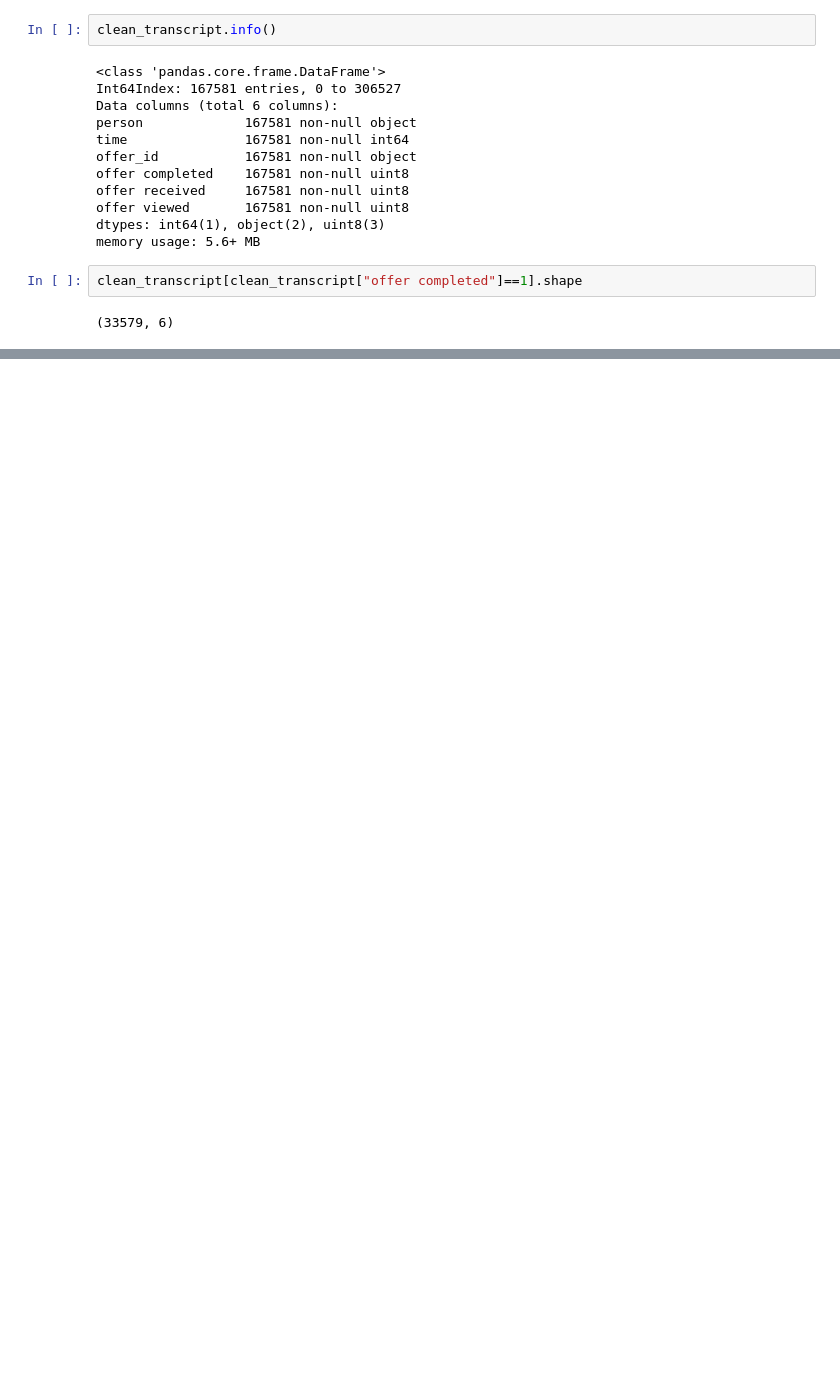
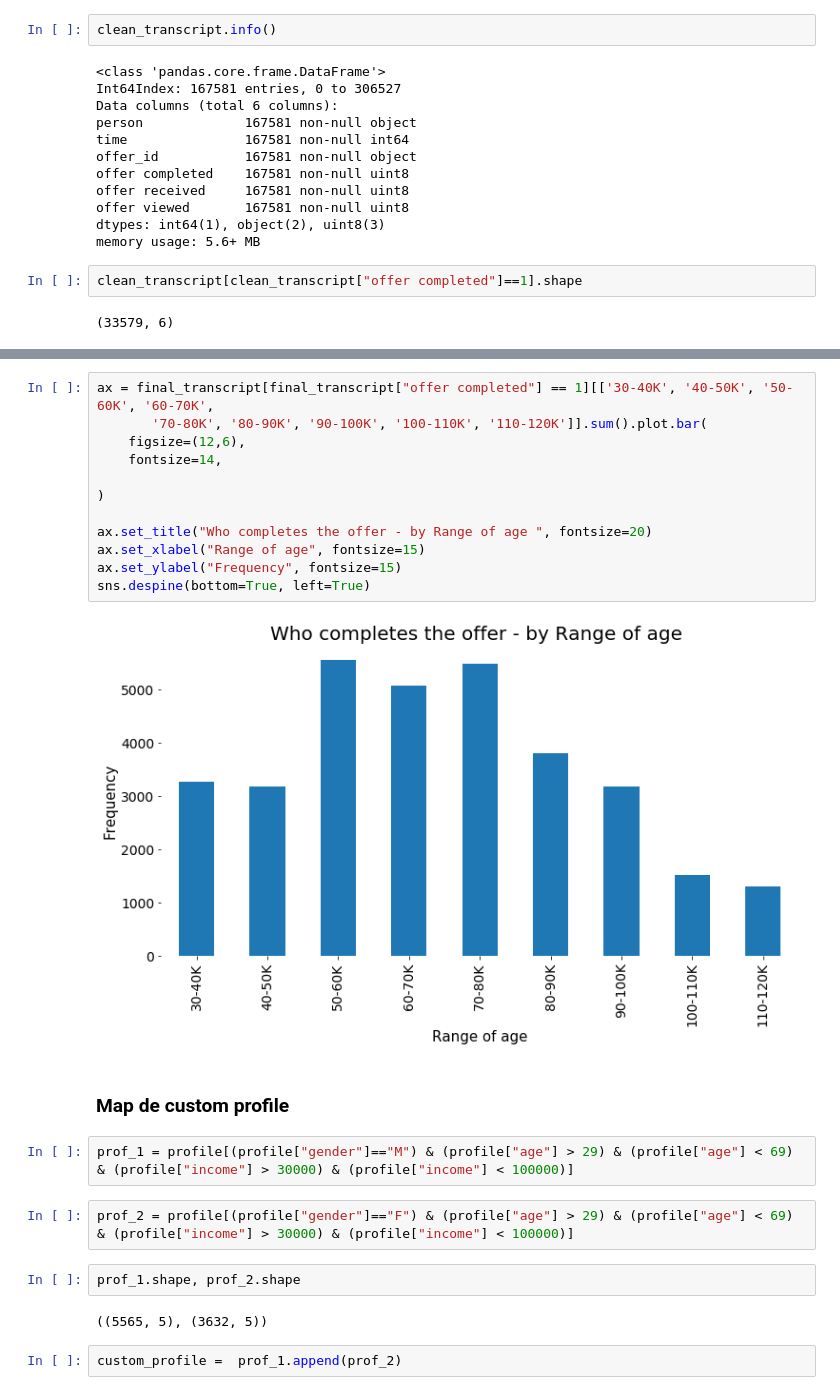
Before and after one commit to ricamos/StarbucksCapstoneChallenge, a Jupyter notebook: Starbucks_Capstone_notebook.ipynb, the cells around one changed output, grey strips where cells are left out. Drawn from its saved outputs; the diff is of its cells as text; blank space fills up the shorter version.

```diff
--- a/Starbucks_Capstone_notebook.ipynb
+++ b/Starbucks_Capstone_notebook.ipynb
@@ -523,0 +659,26 @@ clean_transcript[clean_transcript["offer completed"]==1].shape
+# %%
+ax = final_transcript[final_transcript["offer completed"] == 1][['30-40K', '40-50K', '50-60K', '60-70K',
+       '70-80K', '80-90K', '90-100K', '100-110K', '110-120K']].sum().plot.bar(
+    figsize=(12,6),
+    fontsize=14,
+
+)
+
+ax.set_title("Who completes the offer - by Range of age ", fontsize=20)
+ax.set_xlabel("Range of age", fontsize=15)
+ax.set_ylabel("Frequency", fontsize=15)
+sns.despine(bottom=True, left=True)
+# %% [output]
+[figure, added]
+# %% [markdown]
+### Map de custom profile
+# %%
+prof_1 = profile[(profile["gender"]=="M") & (profile["age"] > 29) & (profile["age"] < 69) & (profile["income"] > 30000) & (profile["income"] < 100000)]
+# %%
+prof_2 = profile[(profile["gender"]=="F") & (profile["age"] > 29) & (profile["age"] < 69) & (profile["income"] > 30000) & (profile["income"] < 100000)]
+# %%
+prof_1.shape, prof_2.shape
+# %% [output]
+((5565, 5), (3632, 5))
+# %%
+custom_profile =  prof_1.append(prof_2)
```
Also changed, not shown: parts of 70 cells of this notebook.
